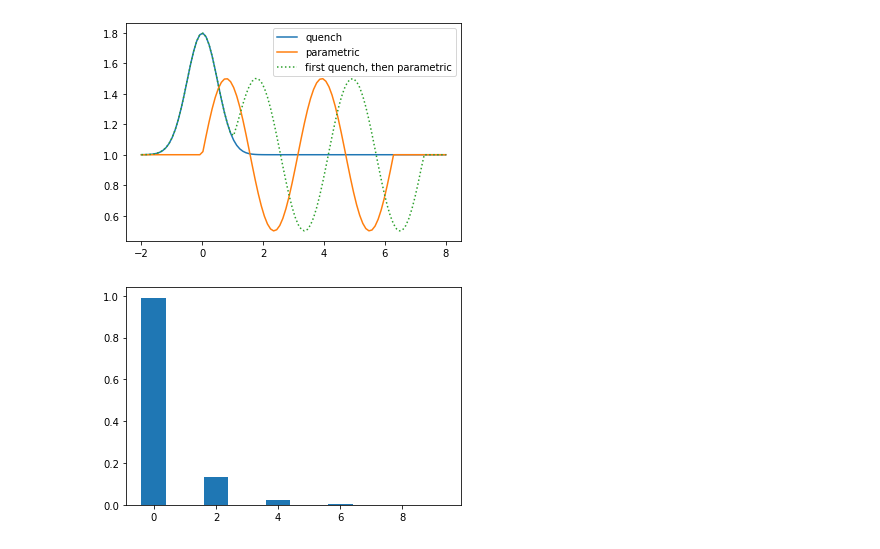
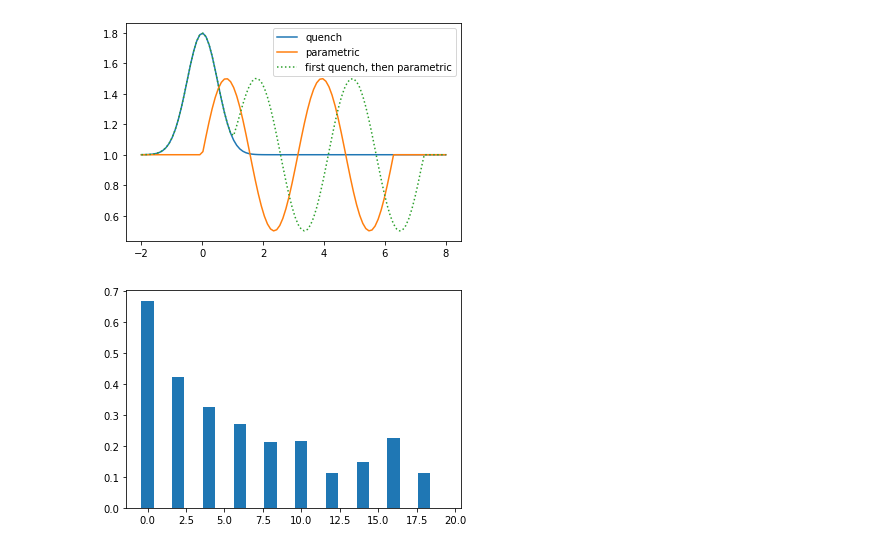
Before and after one commit to R-Thomm/Robin-Master, a Jupyter notebook: squeezed.ipynb, the cells around one changed output. Drawn from its saved outputs; the diff is of its cells as text; code cells hidden in the pictures.

```diff
--- a/squeezed.ipynb
+++ b/squeezed.ipynb
@@ -53,9 +52,12 @@ def H(t, args):
     ham += 1j/4*wdot(t, w0, dwQ, dtQ, dwP, dtP, delay)/w(t, w0, dwQ, dtQ, dwP, dtP, delay)*(a*a-ad*ad)
     return(ham)
 # %%
+n = 20
+psi0 = fock(n,0)
+
 argsQ = {'w0': 1,
        'dwQ': 1,
-       'dtQ': 0.5,
+       'dtQ': 0.2,
        'dwP': 0,
        'dtP': 0,
        'delay': 0,
@@ -87,0 +84,3 @@ resultQP = mesolve(H, psi0, timesQP, args=argsQP)
+# %%
+timesP = np.linspace(-1,10,400)
+resultP = mesolve(H, psi0, timesP, args=argsP)
@@ -88,11 +90,11 @@ resultQP = mesolve(H, psi0, timesQP, args=argsQP)
 # %%
-psi = resultQ.states[-1]
+psi = resultP.states[-1]
 
 # print the occupation of the different fock states
 # and yes, it is a squeezed state!!!
 
 psiP = abs(psi.dag().full())[0]
 plt.bar(np.arange(0,n),psiP)
 plt.show()
 # %% [output]
-[figure, old version]
+[figure, new version]
```
Also changed, not shown: parts of 6 cells of this notebook.
